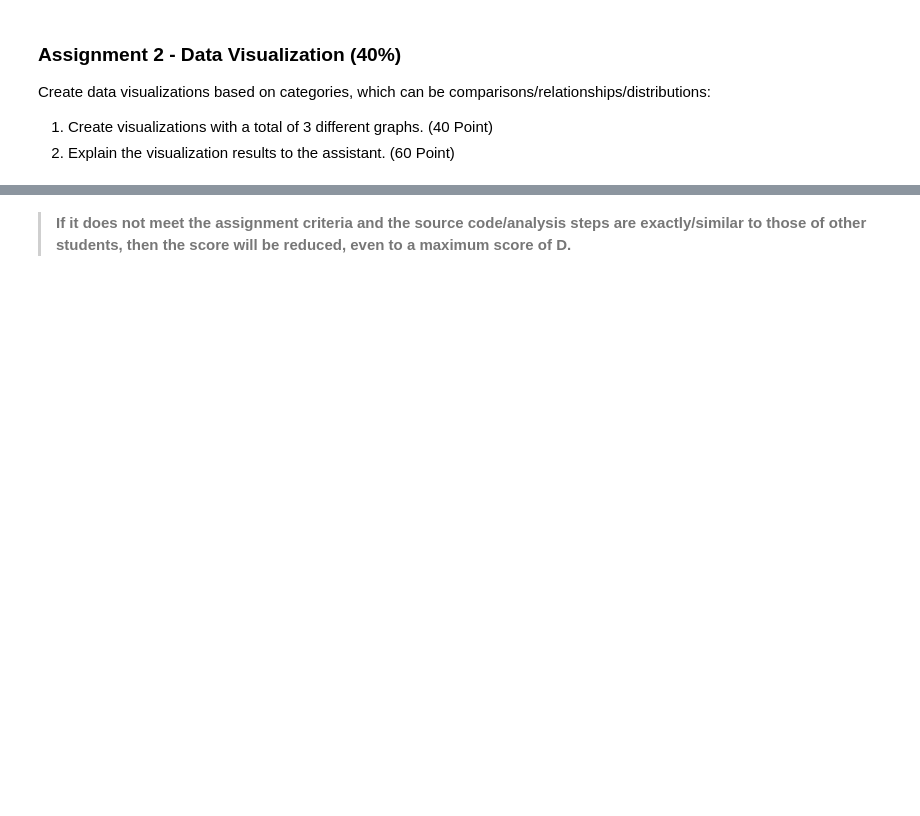
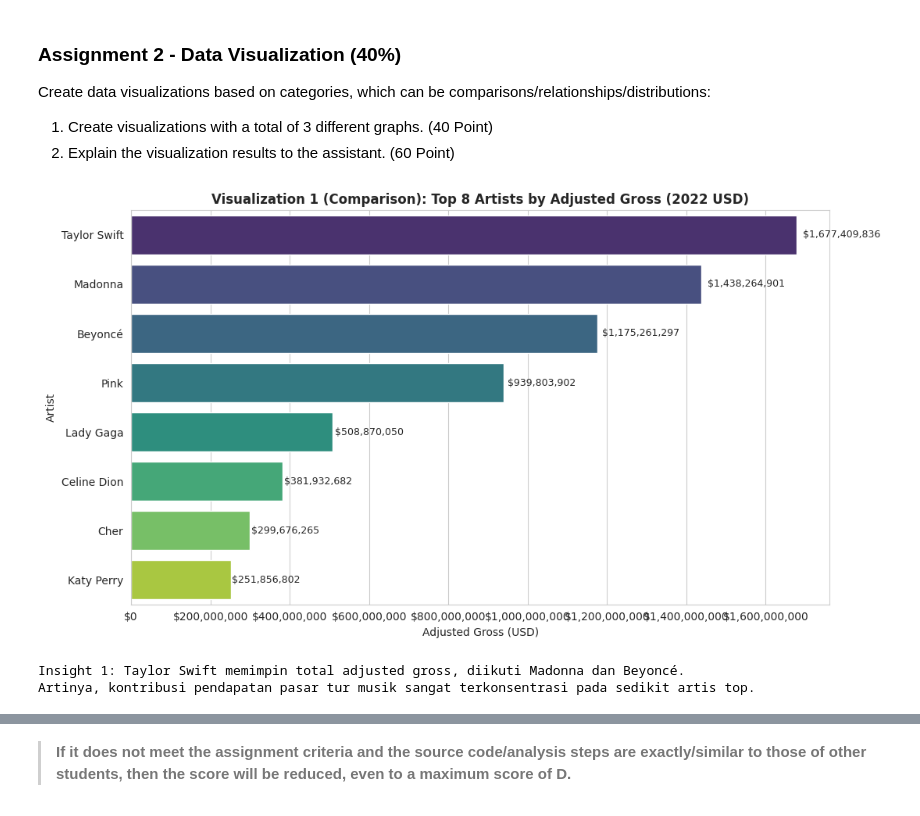
Before and after one commit to FatihHDR/data-mining, a Jupyter notebook: modul2/MODULE_2_DATA_MINING_EDA_&_Visualization_Data.ipynb, the cells around one changed output, grey strips where cells are left out. Saved outputs shown, nothing was run; the diff lists cells and outputs as text; code cells hidden in the pictures; blank space fills up the shorter version.

```diff
--- a/modul2/MODULE_2_DATA_MINING_EDA_&_Visualization_Data.ipynb
+++ b/modul2/MODULE_2_DATA_MINING_EDA_&_Visualization_Data.ipynb
@@ -1106,0 +1101,57 @@ Create data visualizations based on categories, which can be comparisons/relatio
+# %%
+# Assignment 2 - Visualization 1 (Comparison): Top 8 artists by adjusted gross
+import pandas as pd
+import matplotlib.pyplot as plt
+import matplotlib.ticker as mticker
+import seaborn as sns
+
+sns.set_style('whitegrid')
+
+# Fallback jika cell Assignment 1 belum dijalankan
+if 'df' not in globals():
+    temp = pd.read_csv('dataset/music tours.csv', engine='python')
+    temp.columns = (
+        temp.columns
+        .str.replace('\xa0', ' ', regex=False)
+        .str.strip()
+        .str.replace(r'\s+', ' ', regex=True)
+    )
+    temp['Adjusted gross 2022 num'] = pd.to_numeric(
+        temp['Adjusted gross (in 2022 dollars)'].astype(str).str.replace(r'[^\d.-]', '', regex=True),
+        errors='coerce'
+    )
+    df = temp.copy()
+
+top8_artist = (
+    df.groupby('Artist', as_index=False)['Adjusted gross 2022 num']
+      .sum()
+      .sort_values('Adjusted gross 2022 num', ascending=False)
+      .head(8)
+)
+
+plt.figure(figsize=(11, 6))
+ax = sns.barplot(
+    data=top8_artist,
+    x='Adjusted gross 2022 num',
+    y='Artist',
+    hue='Artist',
+    palette='viridis',
+    legend=False
+ )
+ax.set_title('Visualization 1 (Comparison): Top 8 Artists by Adjusted Gross (2022 USD)', fontweight='bold')
+ax.set_xlabel('Adjusted Gross (USD)')
+ax.set_ylabel('Artist')
+ax.xaxis.set_major_formatter(mticker.FuncFormatter(lambda x, _: f'${x:,.0f}'))
+
+for i, v in enumerate(top8_artist['Adjusted gross 2022 num']):
+    ax.text(v * 1.01, i, f'${v:,.0f}', va='center', fontsize=9)
+
+plt.tight_layout()
+plt.show()
+
+print('Insight 1: Taylor Swift memimpin total adjusted gross, diikuti Madonna dan Beyoncé.')
+print('Artinya, kontribusi pendapatan pasar tur musik sangat terkonsentrasi pada sedikit artis top.')
+# %% [output]
+[figure, added]
+Insight 1: Taylor Swift memimpin total adjusted gross, diikuti Madonna dan Beyoncé.
+Artinya, kontribusi pendapatan pasar tur musik sangat terkonsentrasi pada sedikit artis top.
```
Also changed, not shown: parts of 5 cells of this notebook.
